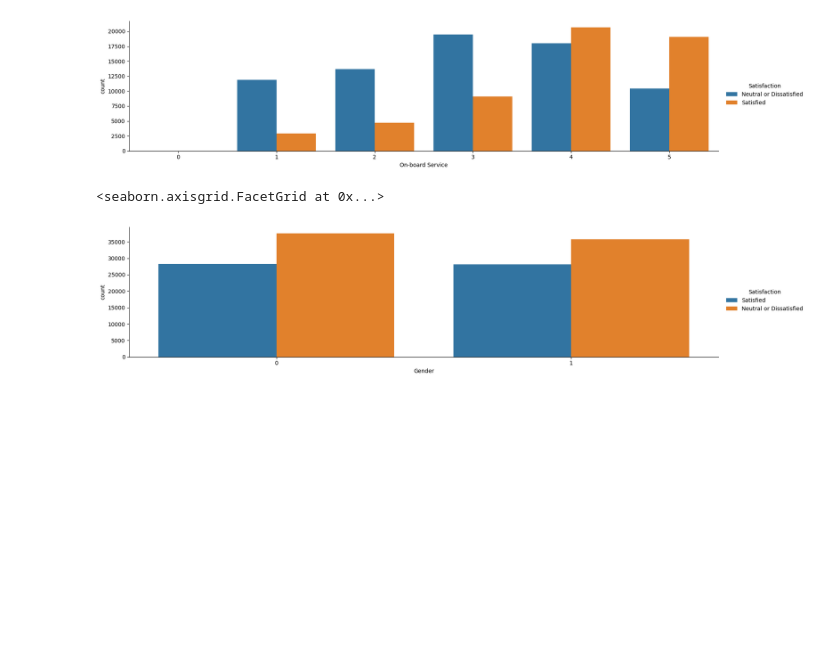
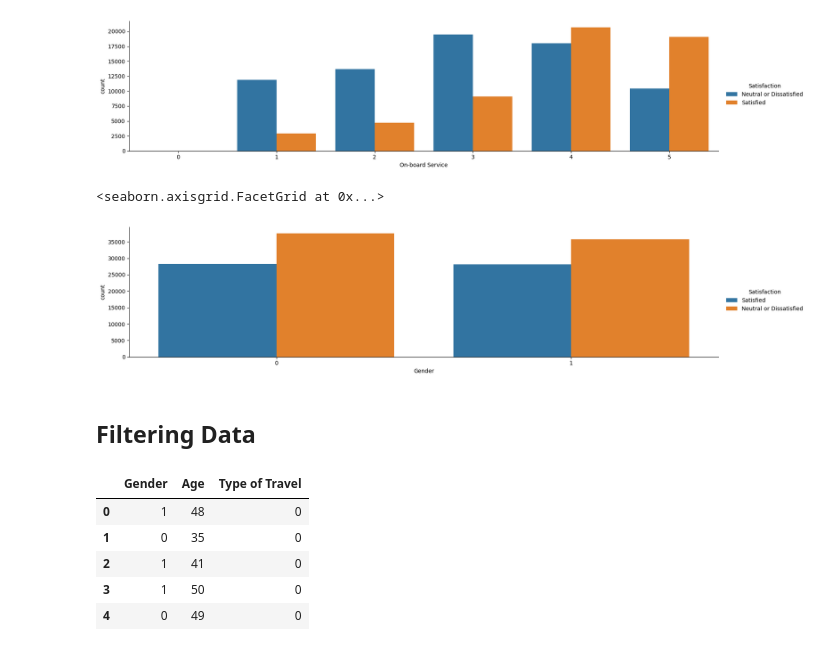
Before and after one commit to S0fft/Airline-Passenger-Satisfaction, a Jupyter notebook: airline_passenger_satisfaction.ipynb, the cells around one changed output. Cells and saved outputs as stored; diff of their text form; code cells hidden in the pictures; blank space fills up the shorter version.

Commit message:
create Filtering Data section for for more analysis

```diff
--- a/airline_passenger_satisfaction.ipynb
+++ b/airline_passenger_satisfaction.ipynb
@@ -255,3 +255,14 @@ sns.catplot(data=df, x='Gender', height=4, aspect=4, kind='count', hue='Satisfac
 # %% [output]
 <seaborn.axisgrid.FacetGrid at 0x...>
 [figure]
+# %% [markdown]
+## Filtering Data
+# %%
+df[['Gender', 'Age', 'Type of Travel']].head()
+# %% [output]
+|  | Gender | Age | Type of Travel |
+| 0 | 1 | 48 | 0 |
+| 1 | 0 | 35 | 0 |
+| 2 | 1 | 41 | 0 |
+| 3 | 1 | 50 | 0 |
+| 4 | 0 | 49 | 0 |
```
Also changed, not shown: parts of 5 cells of this notebook.
